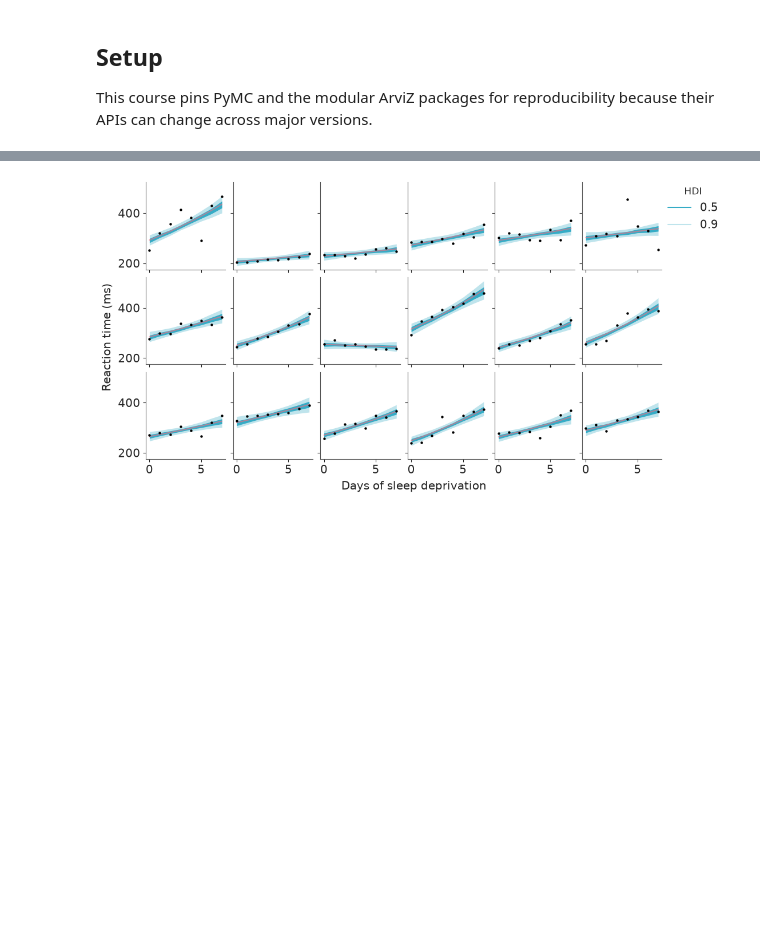
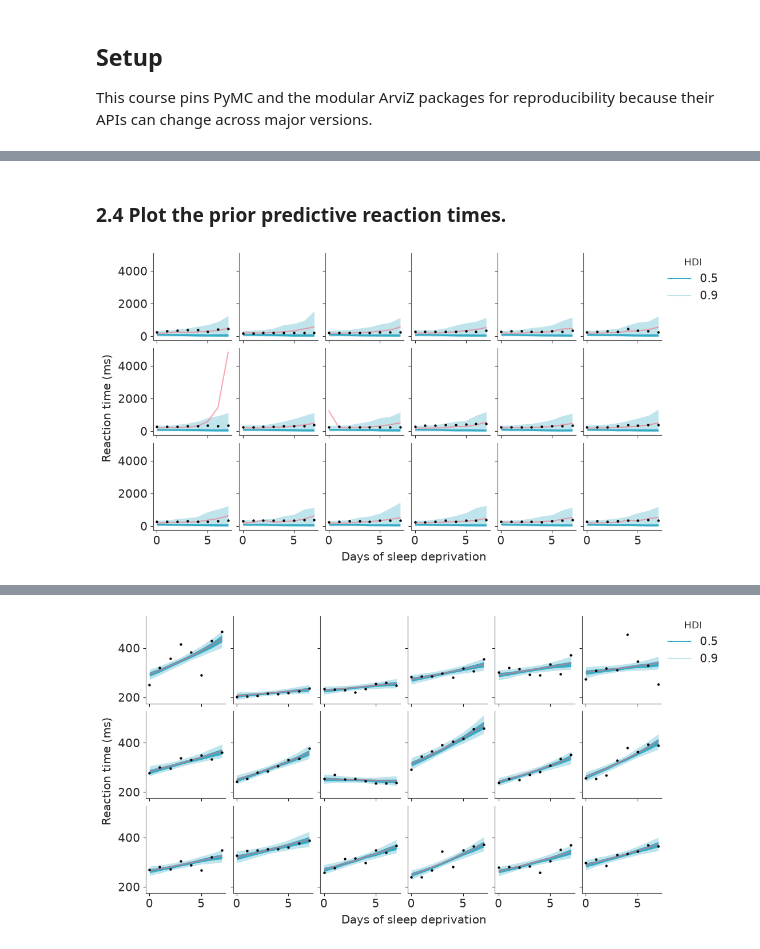
Before and after one commit to opherdonchin/BayesShortCourse, a Jupyter notebook: sleep/solved/07_lognormal_varying_intercept_slope.ipynb, the cells around one changed output, grey strips where cells are left out. Drawn from its saved outputs; the diff is of its cells as text; code cells hidden in the pictures; blank space fills up the shorter version.

```diff
--- a/sleep/solved/07_lognormal_varying_intercept_slope.ipynb
+++ b/sleep/solved/07_lognormal_varying_intercept_slope.ipynb
@@ -280,0 +304,7 @@ Each panel shows posterior uncertainty in that participant's expected reaction t
+# %% [markdown]
+### 2.4 Plot the prior predictive reaction times.
+# %%
+plot_participants(prior, "prior_predictive", "y")
+plt.show()
+# %% [output]
+[figure, added]
```
Also changed, not shown: parts of 116 cells of this notebook, 3 other files.
